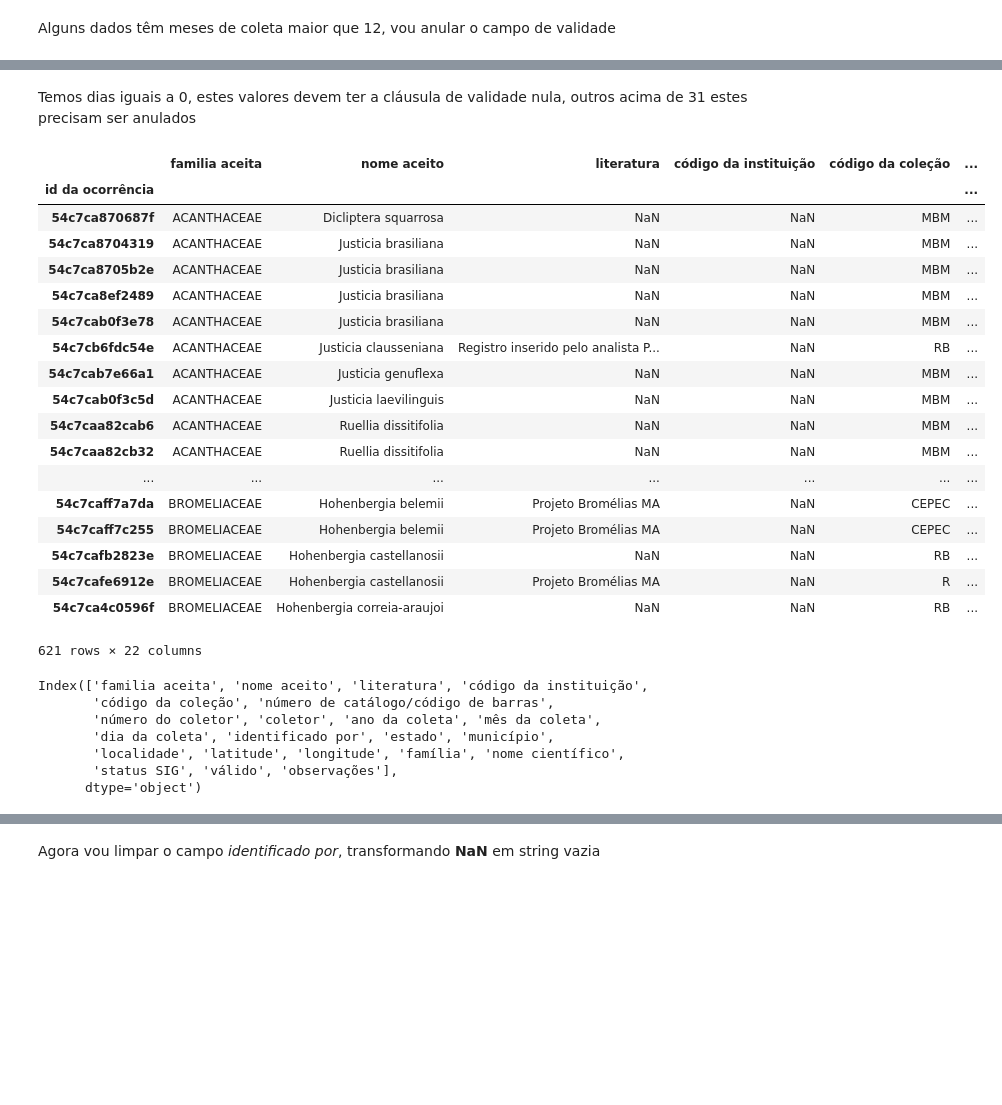
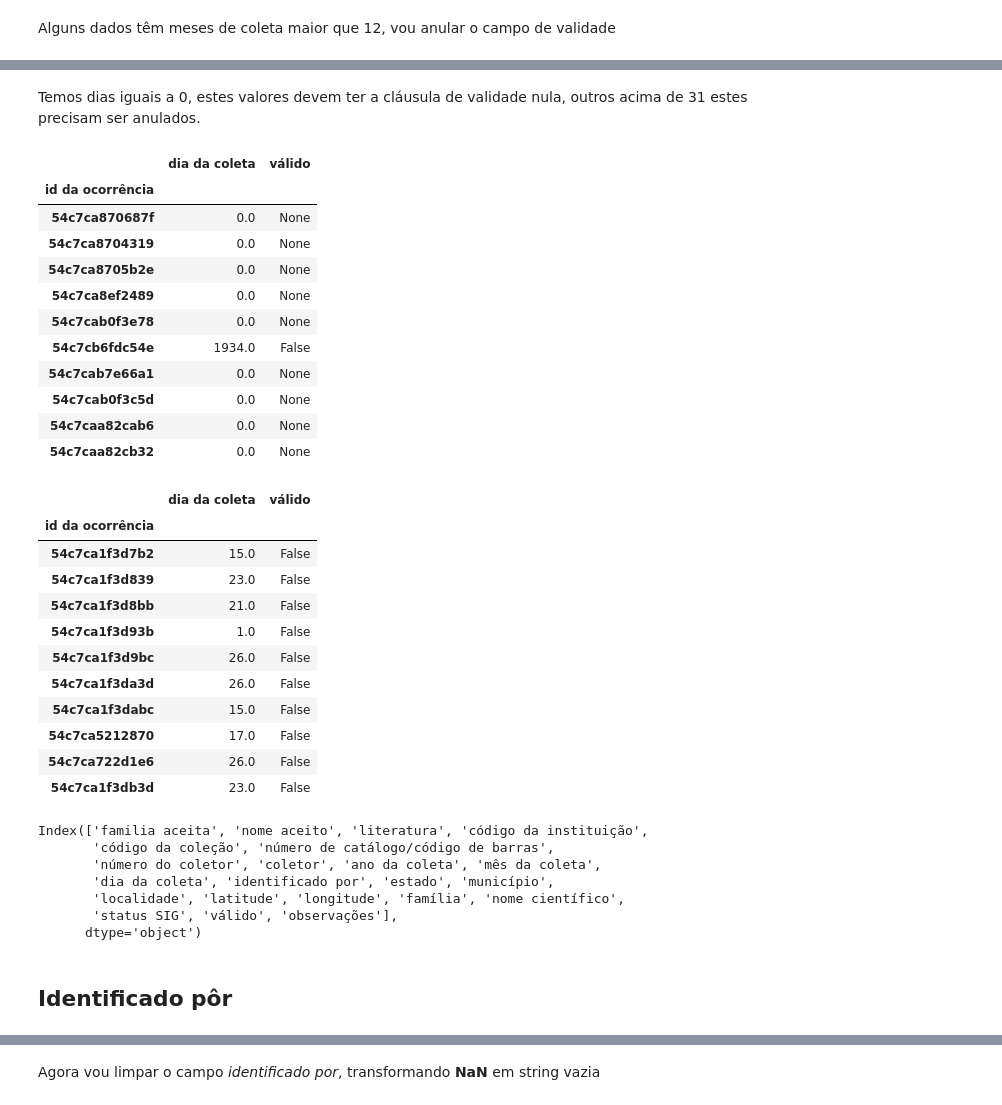
Before and after one commit to andreclaudino/pandas-bad-data, a Jupyter notebook: notebooks/01 - Ajustes dados ruins.ipynb, the cells around one changed output, grey strips where cells are left out. Saved outputs shown, nothing was run; the diff lists cells and outputs as text; code cells hidden in the pictures; blank space fills up the shorter version.

```diff
--- a/notebooks/01 - Ajustes dados ruins.ipynb
+++ b/notebooks/01 - Ajustes dados ruins.ipynb
@@ -221,6 +229,6 @@ df['mês da coleta'] = df['mês da coleta'].apply(lambda v: 0 if math.isnan(v) e
 Alguns dados têm meses de coleta maior que 12, vou anular o campo de validade
 # %%
 def invalidate_by_month(row):
-    return None if row['mês da coleta'] > 12 else v.válido
+    return False if row['mês da coleta'] > 12 else row.válido
 
 df.válido = df.T.apply(invalidate_by_month)
@@ -277,32 +310,40 @@ df['dia da coleta'][lambda v: v == 0].hist()
 # %% [markdown]
-Temos dias iguais a 0, estes valores devem ter a cláusula de validade nula, outros acima de 31 estes precisam ser anulados
+Temos dias iguais a 0, estes valores devem ter a cláusula de validade nula, outros acima de 31 estes precisam ser anulados.
 # %%
 def invalidate_by_day(row):
-    return None if row['dia da coleta'] == 0 else (False if row['dia da coleta'] > 31 else v.válido)
+    return None if row['dia da coleta'] == 0 else (False if row['dia da coleta'] > 31 or math.isnan(row['dia da coleta']) else row.válido)
 
 df.válido = df.T.apply(invalidate_by_day)
 # %%
-df[(df['dia da coleta'] > 31) | (df['dia da coleta'] == 0)]
+df[(df['dia da coleta'] > 31) | (df['dia da coleta'] == 0)][['dia da coleta', 'válido']].head(10)
 # %% [output]
-|  | familia aceita | nome aceito | literatura | código da instituição | código da coleção | ... |
-| id da ocorrência |  |  |  |  |  | ... |
-| 54c7ca870687f | ACANTHACEAE | Dicliptera squarrosa | NaN | NaN | MBM | ... |
-| 54c7ca8704319 | ACANTHACEAE | Justicia brasiliana | NaN | NaN | MBM | ... |
-| 54c7ca8705b2e | ACANTHACEAE | Justicia brasiliana | NaN | NaN | MBM | ... |
-| 54c7ca8ef2489 | ACANTHACEAE | Justicia brasiliana | NaN | NaN | MBM | ... |
-| 54c7cab0f3e78 | ACANTHACEAE | Justicia brasiliana | NaN | NaN | MBM | ... |
-| 54c7cb6fdc54e | ACANTHACEAE | Justicia clausseniana | Registro inserido pelo analista P... | NaN | RB | ... |
-| 54c7cab7e66a1 | ACANTHACEAE | Justicia genuflexa | NaN | NaN | MBM | ... |
-| 54c7cab0f3c5d | ACANTHACEAE | Justicia laevilinguis | NaN | NaN | MBM | ... |
-| 54c7caa82cab6 | ACANTHACEAE | Ruellia dissitifolia | NaN | NaN | MBM | ... |
-| 54c7caa82cb32 | ACANTHACEAE | Ruellia dissitifolia | NaN | NaN | MBM | ... |
-| ... | ... | ... | ... | ... | ... | ... |
-| 54c7caff7a7da | BROMELIACEAE | Hohenbergia belemii | Projeto Bromélias MA | NaN | CEPEC | ... |
-| 54c7caff7c255 | BROMELIACEAE | Hohenbergia belemii | Projeto Bromélias MA | NaN | CEPEC | ... |
-| 54c7cafb2823e | BROMELIACEAE | Hohenbergia castellanosii | NaN | NaN | RB | ... |
-| 54c7cafe6912e | BROMELIACEAE | Hohenbergia castellanosii | Projeto Bromélias MA | NaN | R | ... |
-| 54c7ca4c0596f | BROMELIACEAE | Hohenbergia correia-araujoi | NaN | NaN | RB | ... |
+|  | dia da coleta | válido |
+| id da ocorrência |  |  |
+| 54c7ca870687f | 0.0 | None |
+| 54c7ca8704319 | 0.0 | None |
+| 54c7ca8705b2e | 0.0 | None |
+| 54c7ca8ef2489 | 0.0 | None |
+| 54c7cab0f3e78 | 0.0 | None |
+| 54c7cb6fdc54e | 1934.0 | False |
+| 54c7cab7e66a1 | 0.0 | None |
+| 54c7cab0f3c5d | 0.0 | None |
+| 54c7caa82cab6 | 0.0 | None |
+| 54c7caa82cb32 | 0.0 | None |
-621 rows × 22 columns
+# %%
+df[(df['dia da coleta'] < 31) & (df['dia da coleta'] != 0)][['dia da coleta', 'válido']].head(10)
+# %% [output]
+|  | dia da coleta | válido |
+| id da ocorrência |  |  |
+| 54c7ca1f3d7b2 | 15.0 | False |
+| 54c7ca1f3d839 | 23.0 | False |
+| 54c7ca1f3d8bb | 21.0 | False |
+| 54c7ca1f3d93b | 1.0 | False |
+| 54c7ca1f3d9bc | 26.0 | False |
+| 54c7ca1f3da3d | 26.0 | False |
+| 54c7ca1f3dabc | 15.0 | False |
+| 54c7ca5212870 | 17.0 | False |
+| 54c7ca722d1e6 | 26.0 | False |
+| 54c7ca1f3db3d | 23.0 | False |
 # %%
 df.columns
 # %% [output]
@@ -313,3 +354,5 @@ Index(['familia aceita', 'nome aceito', 'literatura', 'código da instituição'
        'localidade', 'latitude', 'longitude', 'família', 'nome científico',
        'status SIG', 'válido', 'observações'],
       dtype='object')
+# %% [markdown]
+## Identificado pôr
```
Also changed, not shown: parts of 41 cells of this notebook, 11 other files.
